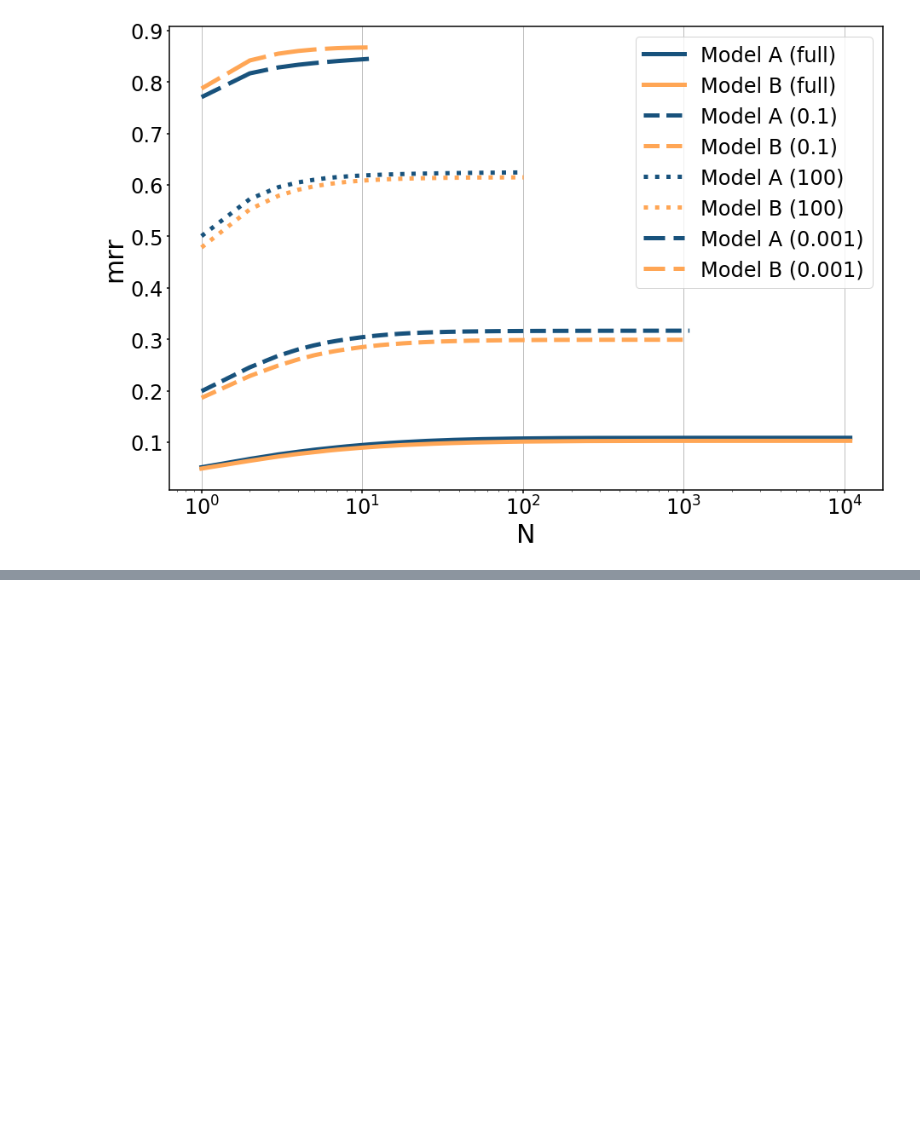
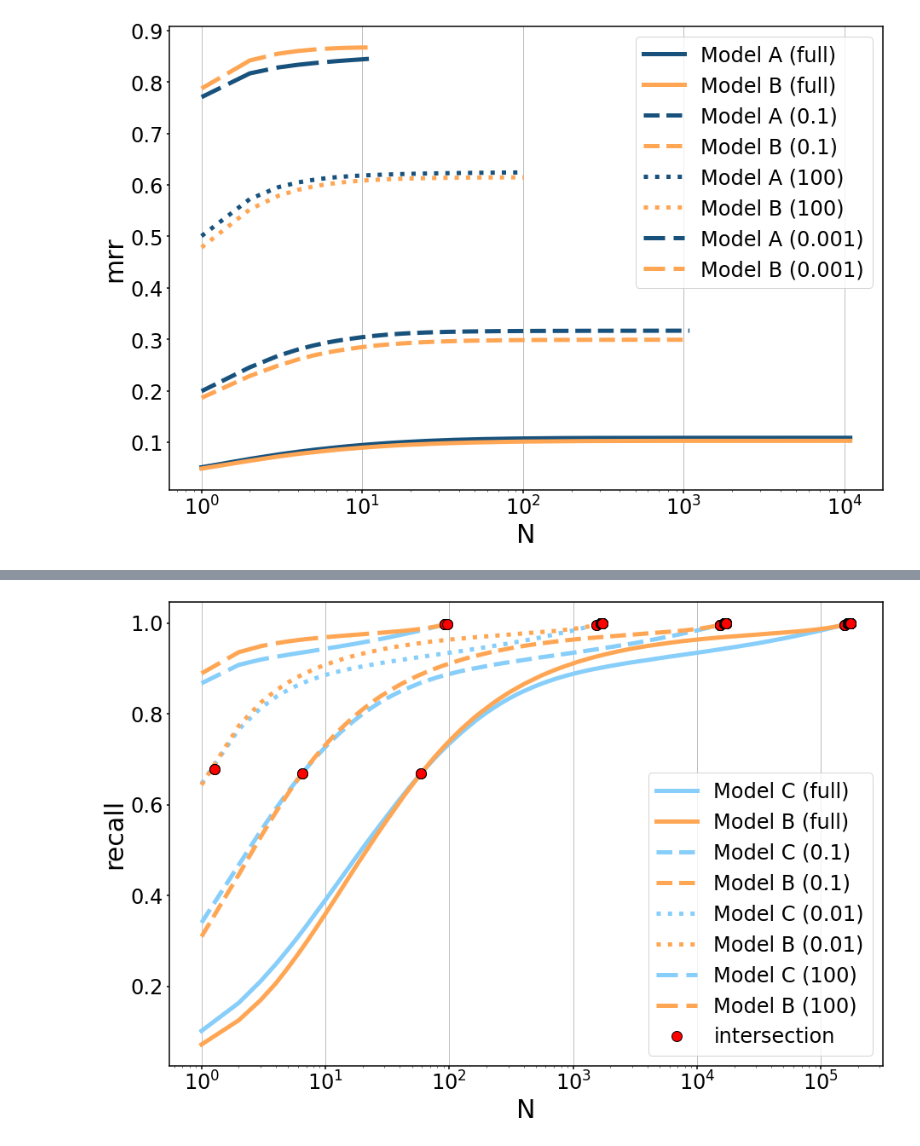
Before and after one commit to hidasib/recsys_eval_flaws, a Jupyter notebook: inference_sampling_visualize.ipynb, the cells around one changed output, grey strips where cells are left out. Saved outputs shown, nothing was run; the diff lists cells and outputs as text; code cells hidden in the pictures; blank space fills up the shorter version.

```diff
--- a/inference_sampling_visualize.ipynb
+++ b/inference_sampling_visualize.ipynb
@@ -115,0 +294,5 @@ create_plot(ranks_path=ranks_path, models=models, methods=methods, metric="mrr",
+# %%
+models = {"Model C": model_c, "Model B": model_b}
+create_plot(ranks_path=ranks_path, models=models, methods=methods, metric="recall", show_intersection=True, legend_loc=4, colors={"color_0":colors["color_2"], "color_1":colors["color_1"]})
+# %% [output]
+[figure, added]
```
Also changed, not shown: parts of 20 cells of this notebook, 2 other files.
